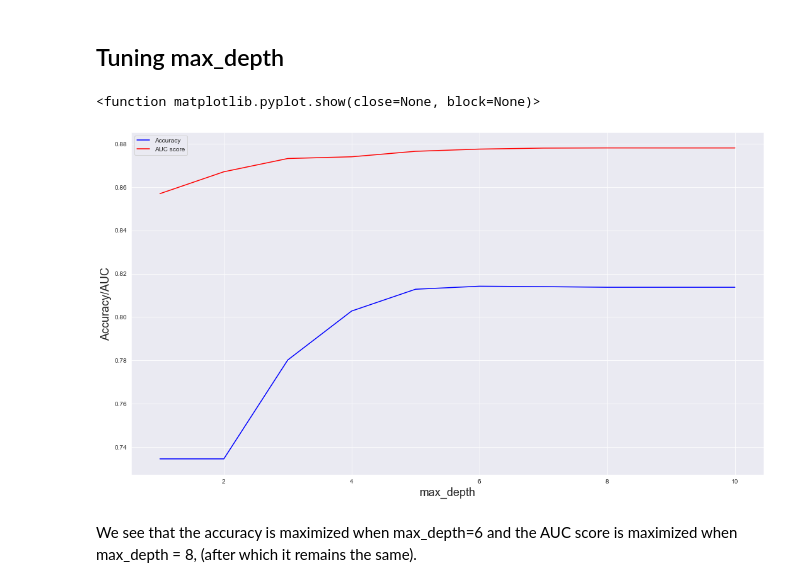
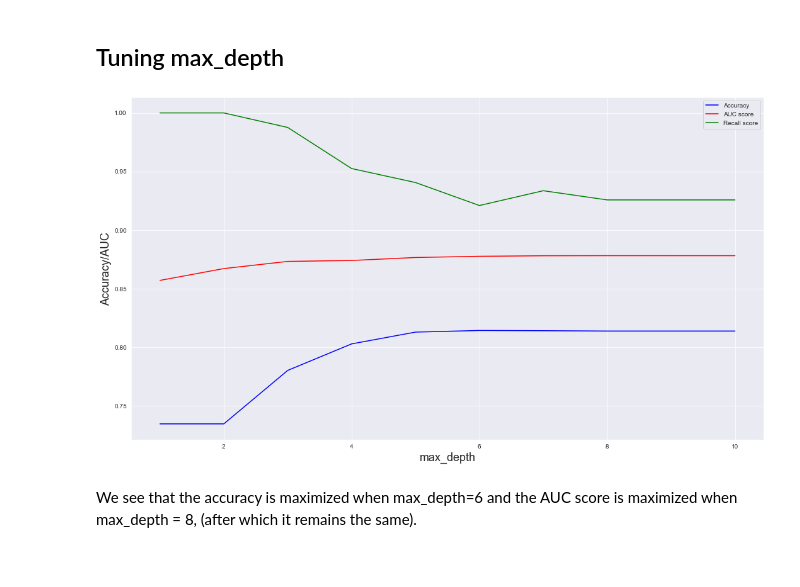
Before and after one commit to sanalsprasad/ErdosProject, a Jupyter notebook: Models/Random Forest.ipynb, the cells around one changed output. Drawn from its saved outputs; the diff is of its cells as text; code cells hidden in the pictures.

```diff
--- a/Models/Random Forest.ipynb
+++ b/Models/Random Forest.ipynb
@@ -63,6 +63,7 @@ depths = range(1,max_test_depth+1)
 ## To store the cross-validation accuracy and roc-auc scores of the classifiers for each depth
 forest_cv_accs = np.zeros((5,len(depths)))
 forest_cv_aucs = np.zeros((5,len(depths)))
+forest_cv_recall = np.zeros((5,len(depths)))
 
 ## Training the models on each of the cross-validation sets
 i = 0 #To keep track of the cross-validation set while writing to forest_cv_a*cs
@@ -78,24 +79,26 @@ for train_index, test_index in kfold.split(X_train,y_train):
         forest.fit(X_train_train,y_train_train);
         forest_cv_accs[i,j] = accuracy_score(y_holdout,forest.predict(X_holdout))
         forest_cv_aucs[i,j] = roc_auc_score(y_holdout,forest.predict_proba(X_holdout)[:,1])
+        forest_cv_recall[i,j] = recall_score(y_holdout,forest.predict(X_holdout))
         j += 1;
     i += 1;
 # %%
 ## Average Accuracy and AUC score
 forest_acc_mean = forest_cv_accs.mean(0)
 forest_auc_mean = forest_cv_aucs.mean(0)
+forest_recall_mean = forest_cv_recall.mean(0)
 
 #Plot the Accuracy/AUC vs depth
 plt.figure(figsize=(18,10));
 plt.plot(depths,forest_acc_mean,'b')
 plt.plot(depths,forest_auc_mean,'r')
-plt.legend(["Accuracy","AUC score"])
+plt.plot(depths,forest_recall_mean,'g')
+plt.legend(["Accuracy","AUC score","Recall score"])
 plt.xlabel("max_depth",fontsize=18)
 plt.ylabel("Accuracy/AUC",fontsize=18)
 plt.show()
 # %% [output]
-<function matplotlib.pyplot.show(close=None, block=None)>
-[figure, old version]
+[figure, new version]
 # %% [markdown]
 We see that the accuracy is maximized when max_depth=6 and the AUC score is maximized when max_depth = 8, (after which it remains the same).
 # %%
```
Also changed, not shown: parts of 3 cells of this notebook.
